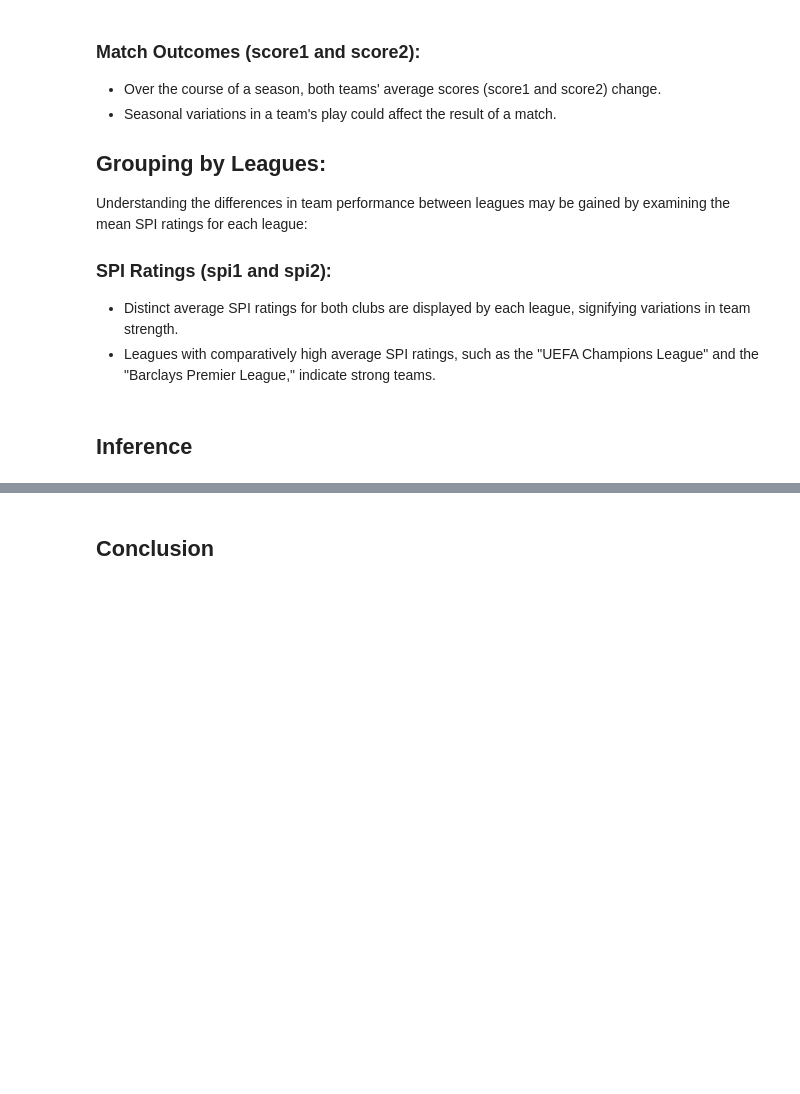
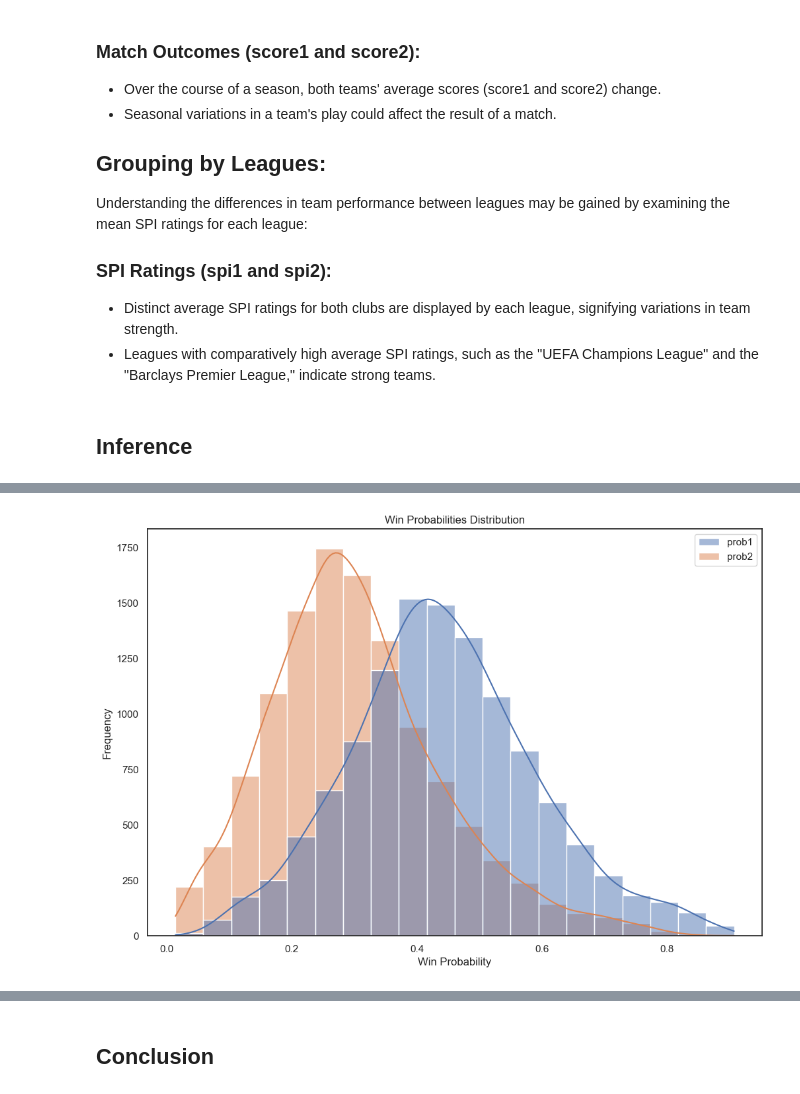
Before and after one commit to VGiannac/spi-rating, a Jupyter notebook: VGiann_P1.ipynb, the cells around one changed output, grey strips where cells are left out. Cells and saved outputs as stored; diff of their text form; code cells hidden in the pictures; blank space fills up the shorter version.

```diff
--- a/VGiann_P1.ipynb
+++ b/VGiann_P1.ipynb
@@ -474,0 +467,4 @@ inference.catplot_league_proj_score1()
+# %%
+soccer_inference_instance.distplot_probabilities()
+# %% [output]
+[figure, added]
```
Also changed, not shown: parts of 10 cells of this notebook.
